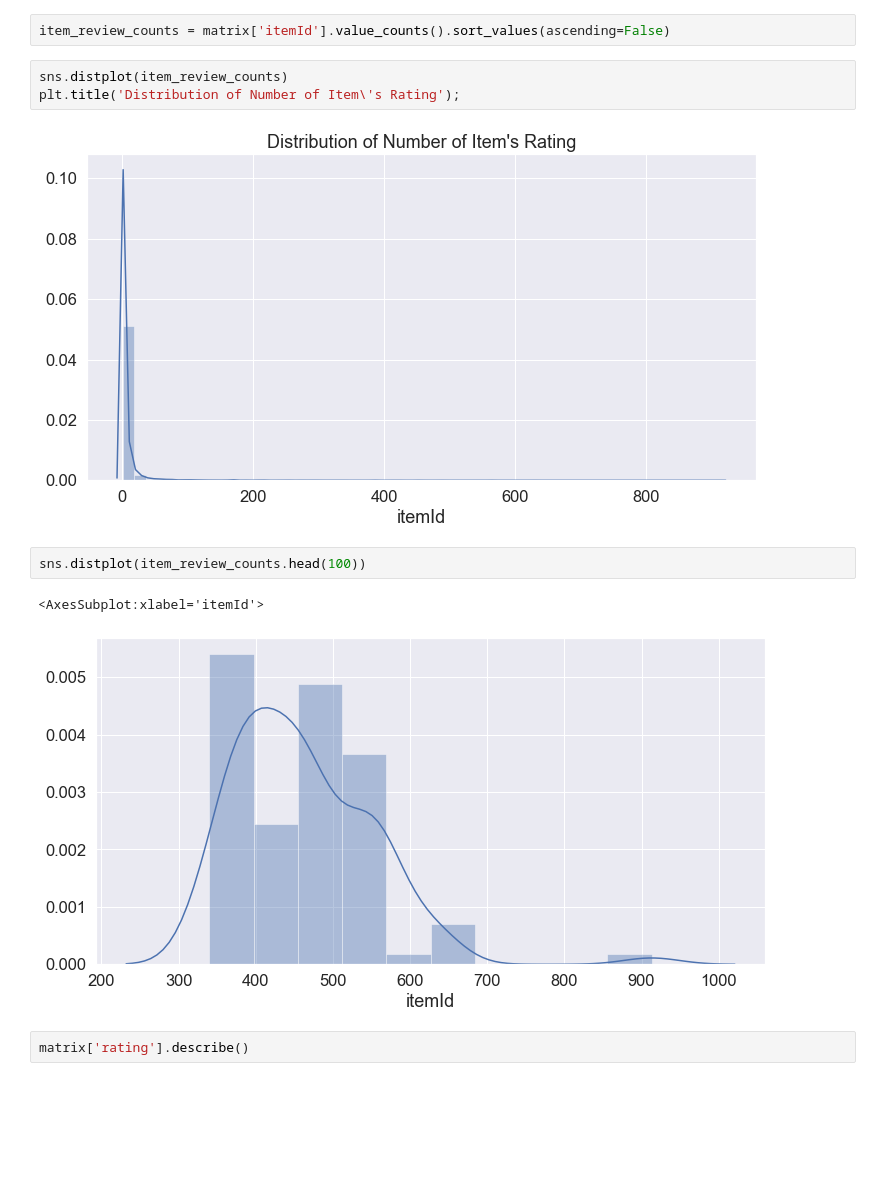
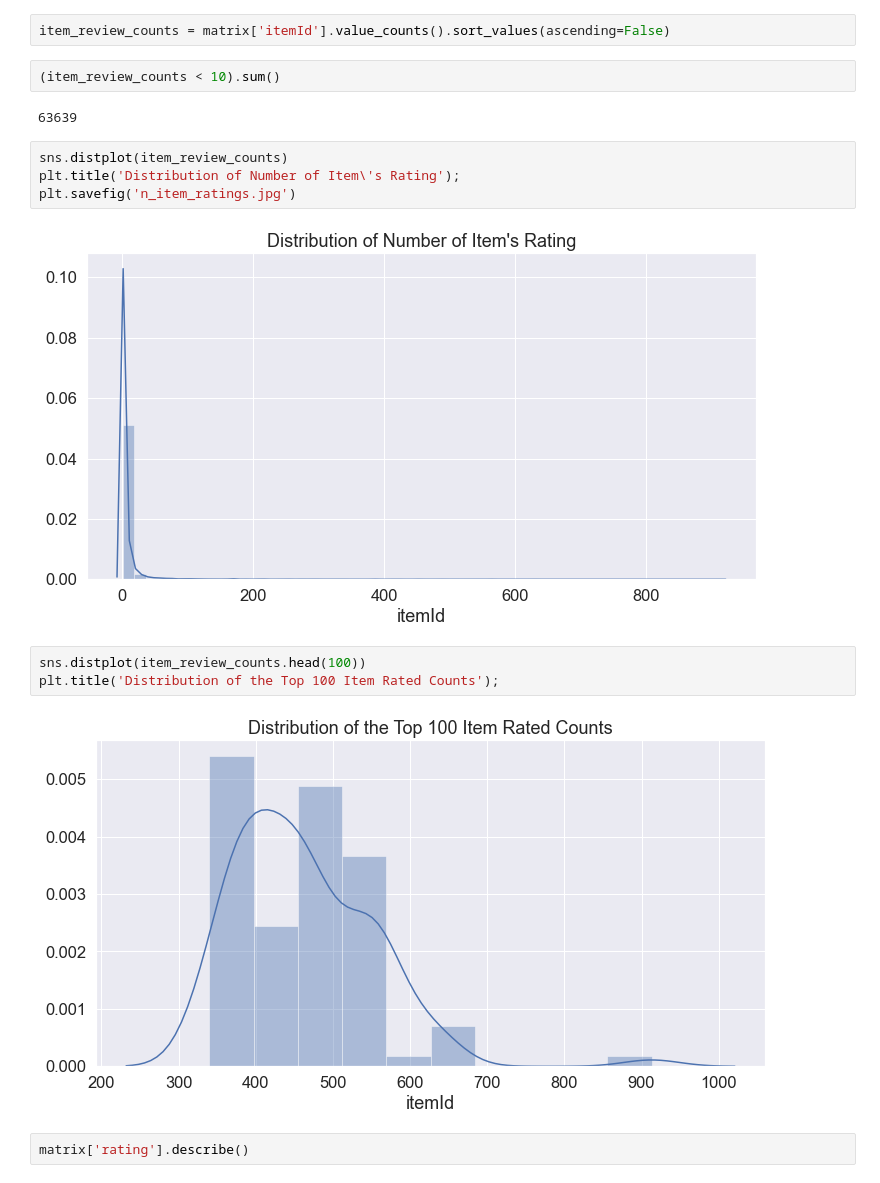
Before and after one commit to unit-00/amazon_fine_food, a Jupyter notebook: model/prototype.ipynb, the cells around one changed output. Saved outputs shown, nothing was run; the diff lists cells and outputs as text; blank space fills up the shorter version.

```diff
--- a/model/prototype.ipynb
+++ b/model/prototype.ipynb
@@ -108,16 +113,21 @@ matrix['itemId'].nunique()
 74258
 # %%
 item_review_counts = matrix['itemId'].value_counts().sort_values(ascending=False)
+# %%
+(item_review_counts < 10).sum()
+# %% [output]
+63639
 # %%
 sns.distplot(item_review_counts)
 plt.title('Distribution of Number of Item\'s Rating');
+plt.savefig('n_item_ratings.jpg')
 # %% [output]
 [figure]
 # %%
 sns.distplot(item_review_counts.head(100))
+plt.title('Distribution of the Top 100 Item Rated Counts');
 # %% [output]
-<AxesSubplot:xlabel='itemId'>
-[figure, old version]
+[figure, new version]
 # %%
 matrix['rating'].describe()
 # %% [output]
```
Also changed, not shown: parts of 3 cells of this notebook, 9 other files.
